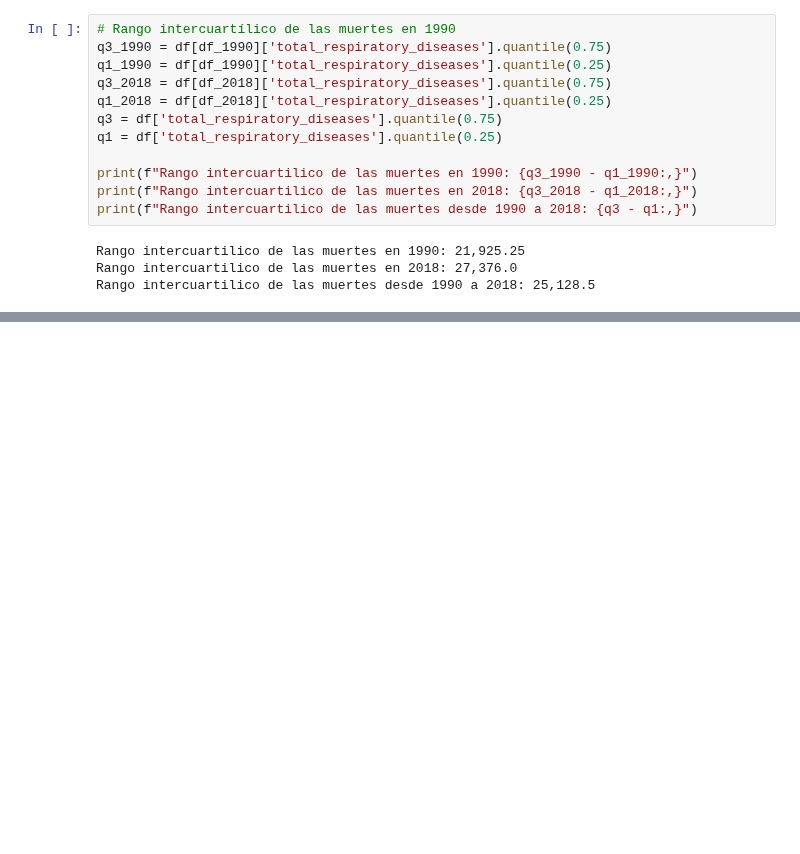
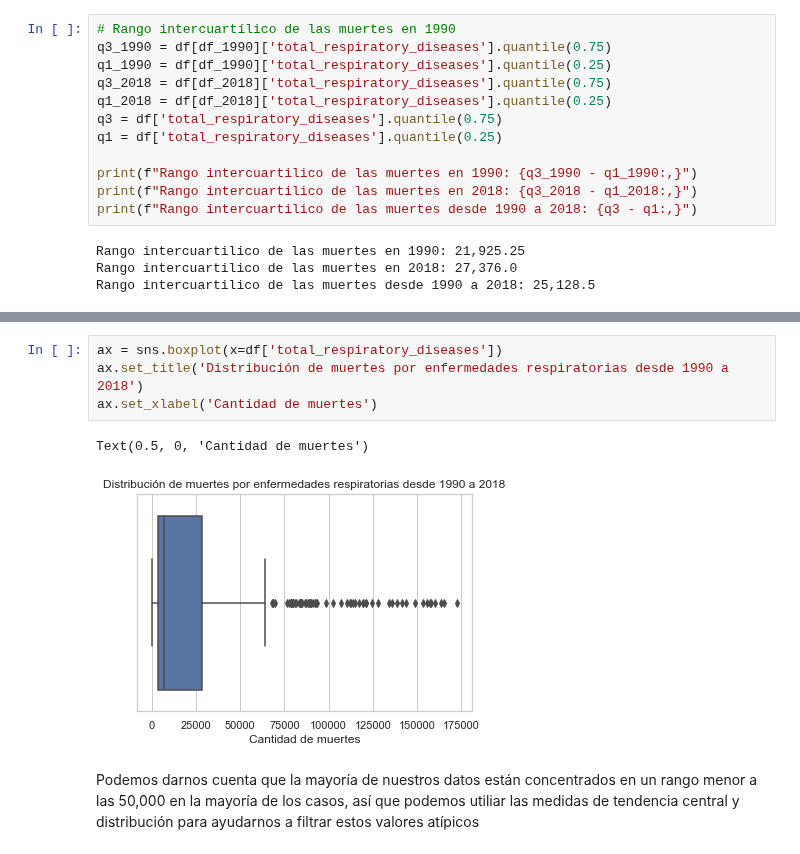
Before and after one commit to LIZZETHGOMEZ/Data-Science-Fase-3-BEDU-Santander, a Jupyter notebook: Notebook.ipynb, the cells around one changed output, grey strips where cells are left out. Cells and saved outputs as stored; diff of their text form; blank space fills up the shorter version.

```diff
--- a/Notebook.ipynb
+++ b/Notebook.ipynb
@@ -381,0 +406,9 @@ Rango intercuartilico de las muertes desde 1990 a 2018: 25,128.5
+# %%
+ax = sns.boxplot(x=df['total_respiratory_diseases'])
+ax.set_title('Distribución de muertes por enfermedades respiratorias desde 1990 a 2018')
+ax.set_xlabel('Cantidad de muertes')
+# %% [output]
+Text(0.5, 0, 'Cantidad de muertes')
+[figure, added]
+# %% [markdown]
+Podemos darnos cuenta que la mayoría de nuestros datos están concentrados en un rango menor a las 50,000 en la mayoría de los casos, así que podemos utiliar las medidas de tendencia central y distribución para ayudarnos a filtrar estos valores atípicos
```
Also changed, not shown: parts of 20 cells of this notebook.
